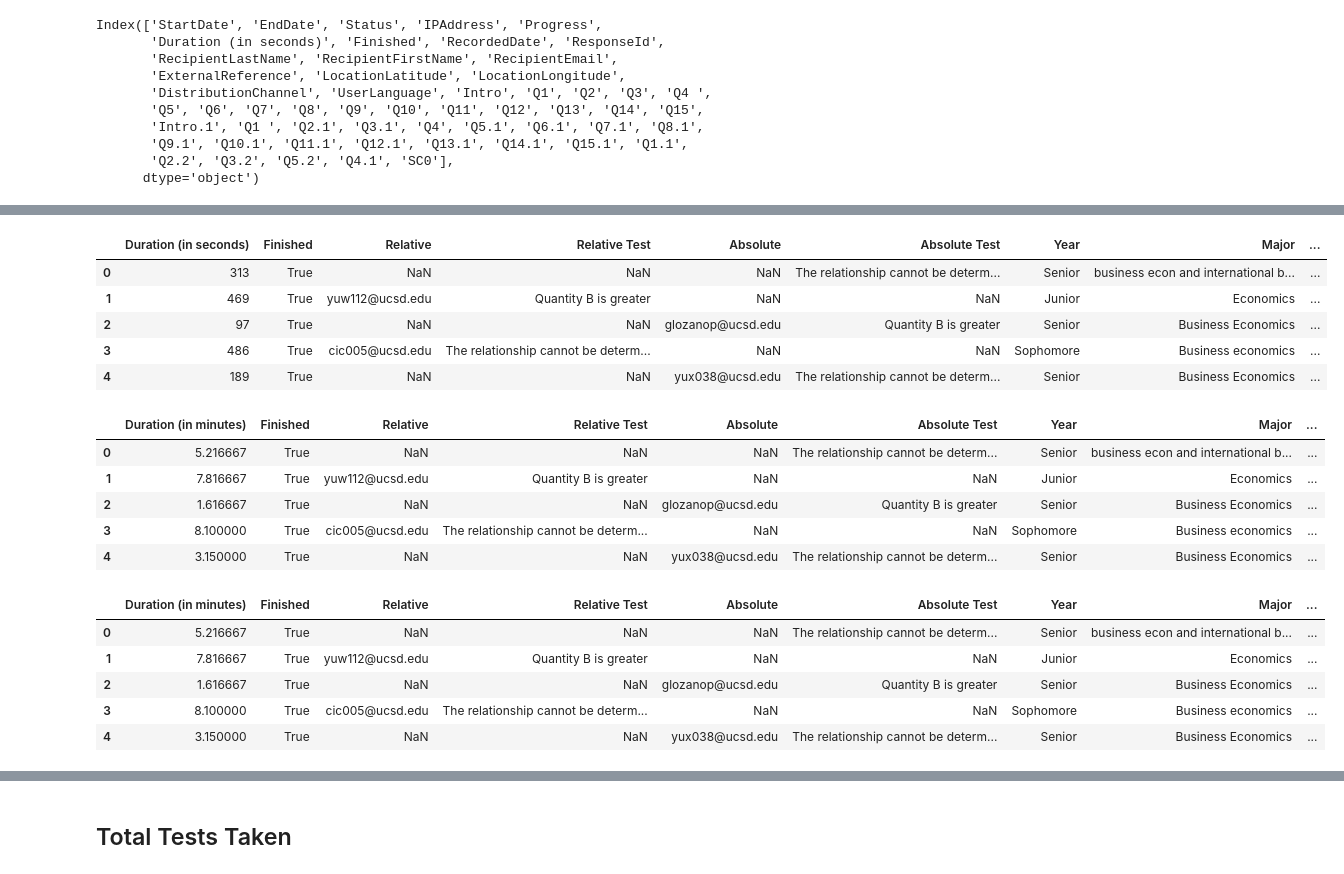
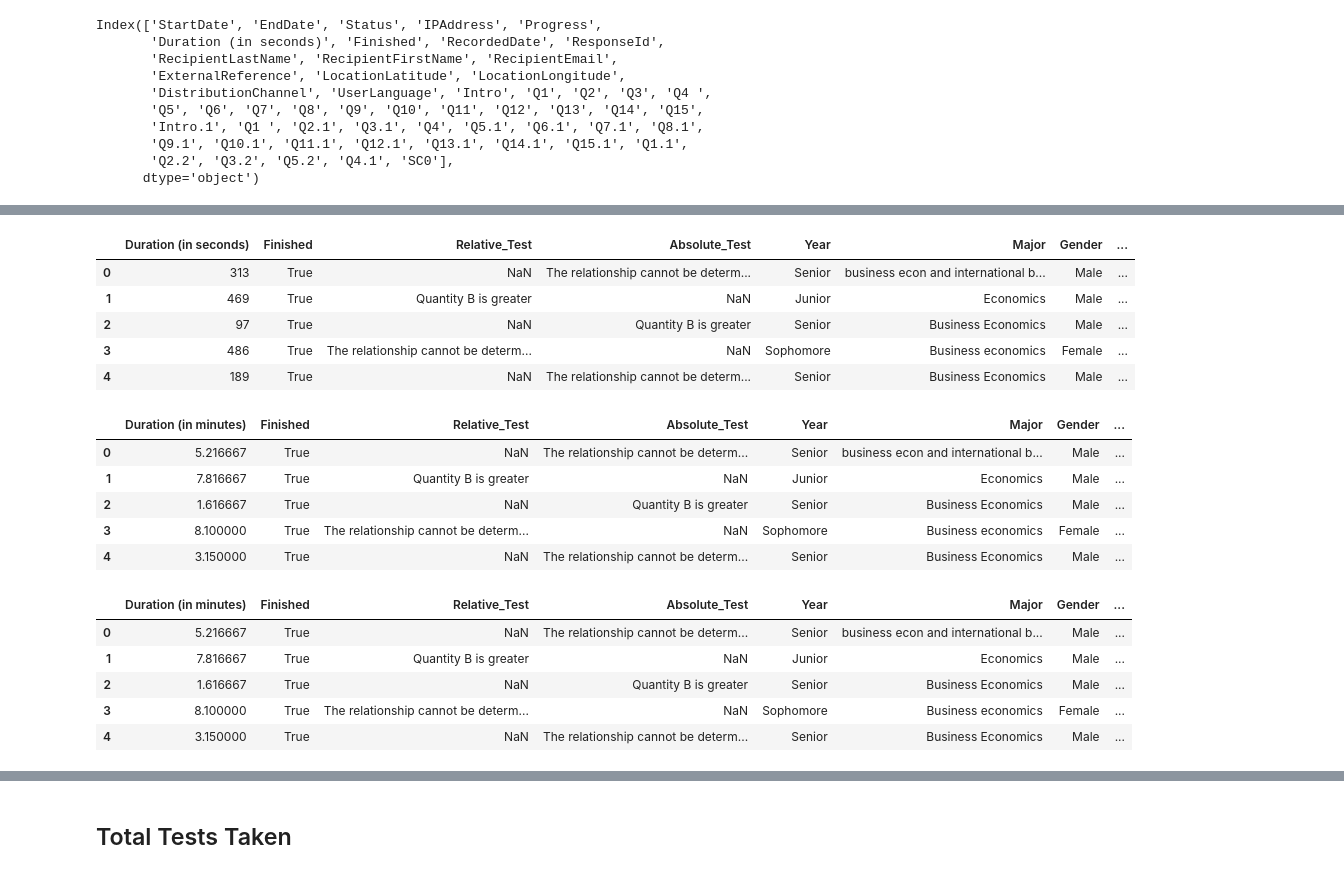
Before and after one commit to rsm-jee005/MGTA458Pilot, a Jupyter notebook: PilotAnalysis.ipynb, the cells around one changed output, grey strips where cells are left out. Cells and saved outputs as stored; diff of their text form; code cells hidden in the pictures.

Commit message:
test_commit_1

```diff
--- a/PilotAnalysis.ipynb
+++ b/PilotAnalysis.ipynb
@@ -27,9 +29,17 @@ Index(['StartDate', 'EndDate', 'Status', 'IPAddress', 'Progress',
       dtype='object')
 # %%
 # Selecting specific columns to create a new DataFrame
-columns_to_keep = ['Duration (in seconds)', 'Finished', 'Intro','Q1','Intro.1', 'Q2.1','Q1.1', 'Q2.2', 'Q3.2', 'Q5.2', 'Q4.1', 'SC0']
+columns_to_keep = ['Duration (in seconds)', 'Finished', 'Q1', 'Q2.1','Q1.1', 'Q2.2', 'Q3.2', 'Q5.2', 'Q4.1', 'SC0']
 
 # Creating the new DataFrame with just the desired columns
 df_filtered = df[columns_to_keep]
+
+# Deleting the first 2 rows using slicing
+df_filtered = df_filtered.iloc[2:].reset_index(drop=True)
+
+# Replacing NaN entries in the 'Intro' column with 'NA'
+df['Intro'] = df['Intro'].fillna('NA')
+
+# Display the first 10 rows to verify
 df_filtered.head(10)
 # %% [output]
@@ -47,56 +57,54 @@ df_filtered.head(10)
 # %%
 df_filtered = df_filtered.rename(columns={
-    'Intro': 'Relative',
-    'Q1': 'Relative Test',
-    'Intro.1': 'Absolute',
-    'Q2.1': 'Absolute Test',
+    'Q1': 'Relative_Test',
+    'Q2.1': 'Absolute_Test',
     'Q1.1': 'Year',
     'Q2.2': 'Major',
     'Q3.2': 'Gender',
-    'Q5.2': 'Preferred Scale',
+    'Q5.2': 'Preferred_Scale',
     'Q4.1': 'Email',
     'SC0': 'Score'
 })
 
 df_filtered = df_filtered.iloc[2:]
 
 df_filtered = df_filtered.reset_index(drop=True)
 df_filtered.head()
 # %% [output]
-|  | Duration (in seconds) | Finished | Relative | Relative Test | Absolute | Absolute Test | Year | Major | ... |
-| 0 | 313 | True | NaN | NaN | NaN | The relationship cannot be determ... | Senior | business econ and international b... | ... |
-| 1 | 469 | True | yuw112@ucsd.edu | Quantity B is greater | NaN | NaN | Junior | Economics | ... |
-| 2 | 97 | True | NaN | NaN | glozanop@ucsd.edu | Quantity B is greater | Senior | Business Economics | ... |
-| 3 | 486 | True | cic005@ucsd.edu | The relationship cannot be determ... | NaN | NaN | Sophomore | Business economics | ... |
-| 4 | 189 | True | NaN | NaN | yux038@ucsd.edu | The relationship cannot be determ... | Senior | Business Economics | ... |
+|  | Duration (in seconds) | Finished | Relative_Test | Absolute_Test | Year | Major | Gender | ... |
+| 0 | 313 | True | NaN | The relationship cannot be determ... | Senior | business econ and international b... | Male | ... |
+| 1 | 469 | True | Quantity B is greater | NaN | Junior | Economics | Male | ... |
+| 2 | 97 | True | NaN | Quantity B is greater | Senior | Business Economics | Male | ... |
+| 3 | 486 | True | The relationship cannot be determ... | NaN | Sophomore | Business economics | Female | ... |
+| 4 | 189 | True | NaN | The relationship cannot be determ... | Senior | Business Economics | Male | ... |
 # %%
 # Converting 'Duration (in seconds)' to minutes
 df_filtered['Duration (in minutes)'] = df_filtered['Duration (in seconds)'].astype(float) / 60
 # Dropping the 'Duration (in seconds)' column
 df_filtered.drop(columns=['Duration (in seconds)'], inplace=True)
 # %%
-
 # Reordering columns
 columns = ['Duration (in minutes)', 'Finished'] + [col for col in df_filtered.columns if col not in ['Duration (in minutes)', 'Finished']]
 df_filtered = df_filtered[columns]
 df_filtered.head()
 # %% [output]
-|  | Duration (in minutes) | Finished | Relative | Relative Test | Absolute | Absolute Test | Year | Major | ... |
-| 0 | 5.216667 | True | NaN | NaN | NaN | The relationship cannot be determ... | Senior | business econ and international b... | ... |
-| 1 | 7.816667 | True | yuw112@ucsd.edu | Quantity B is greater | NaN | NaN | Junior | Economics | ... |
-| 2 | 1.616667 | True | NaN | NaN | glozanop@ucsd.edu | Quantity B is greater | Senior | Business Economics | ... |
-| 3 | 8.100000 | True | cic005@ucsd.edu | The relationship cannot be determ... | NaN | NaN | Sophomore | Business economics | ... |
-| 4 | 3.150000 | True | NaN | NaN | yux038@ucsd.edu | The relationship cannot be determ... | Senior | Business Economics | ... |
+|  | Duration (in minutes) | Finished | Relative_Test | Absolute_Test | Year | Major | Gender | ... |
+| 0 | 5.216667 | True | NaN | The relationship cannot be determ... | Senior | business econ and international b... | Male | ... |
+| 1 | 7.816667 | True | Quantity B is greater | NaN | Junior | Economics | Male | ... |
+| 2 | 1.616667 | True | NaN | Quantity B is greater | Senior | Business Economics | Male | ... |
+| 3 | 8.100000 | True | The relationship cannot be determ... | NaN | Sophomore | Business economics | Female | ... |
+| 4 | 3.150000 | True | NaN | The relationship cannot be determ... | Senior | Business Economics | Male | ... |
 # %%
+# Removing row requested by TA
 if 47 in df_filtered.index:
     df_filtered = df_filtered.drop(index=47)
 
 
 df_filtered.head()
 # %% [output]
-|  | Duration (in minutes) | Finished | Relative | Relative Test | Absolute | Absolute Test | Year | Major | ... |
-| 0 | 5.216667 | True | NaN | NaN | NaN | The relationship cannot be determ... | Senior | business econ and international b... | ... |
-| 1 | 7.816667 | True | yuw112@ucsd.edu | Quantity B is greater | NaN | NaN | Junior | Economics | ... |
-| 2 | 1.616667 | True | NaN | NaN | glozanop@ucsd.edu | Quantity B is greater | Senior | Business Economics | ... |
-| 3 | 8.100000 | True | cic005@ucsd.edu | The relationship cannot be determ... | NaN | NaN | Sophomore | Business economics | ... |
-| 4 | 3.150000 | True | NaN | NaN | yux038@ucsd.edu | The relationship cannot be determ... | Senior | Business Economics | ... |
+|  | Duration (in minutes) | Finished | Relative_Test | Absolute_Test | Year | Major | Gender | ... |
+| 0 | 5.216667 | True | NaN | The relationship cannot be determ... | Senior | business econ and international b... | Male | ... |
+| 1 | 7.816667 | True | Quantity B is greater | NaN | Junior | Economics | Male | ... |
+| 2 | 1.616667 | True | NaN | Quantity B is greater | Senior | Business Economics | Male | ... |
+| 3 | 8.100000 | True | The relationship cannot be determ... | NaN | Sophomore | Business economics | Female | ... |
+| 4 | 3.150000 | True | NaN | The relationship cannot be determ... | Senior | Business Economics | Male | ... |
```
Also changed, not shown: parts of 17 cells of this notebook.
